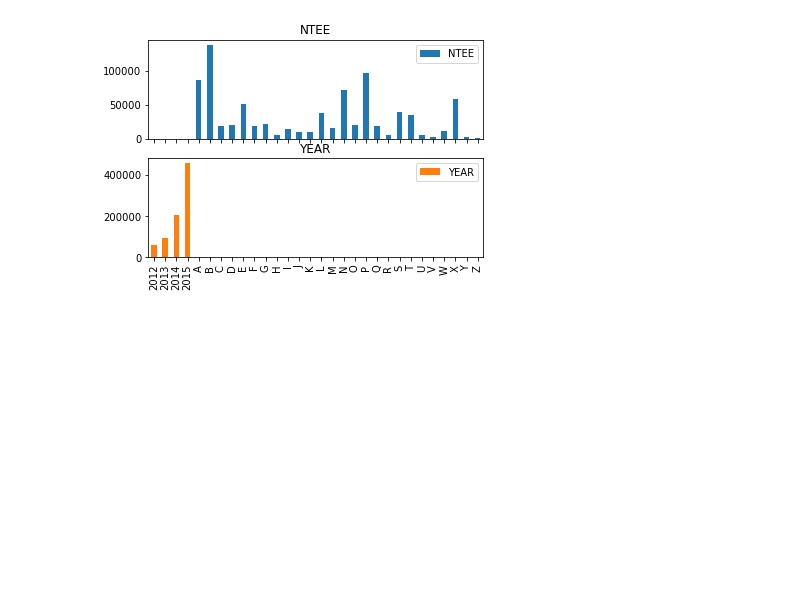
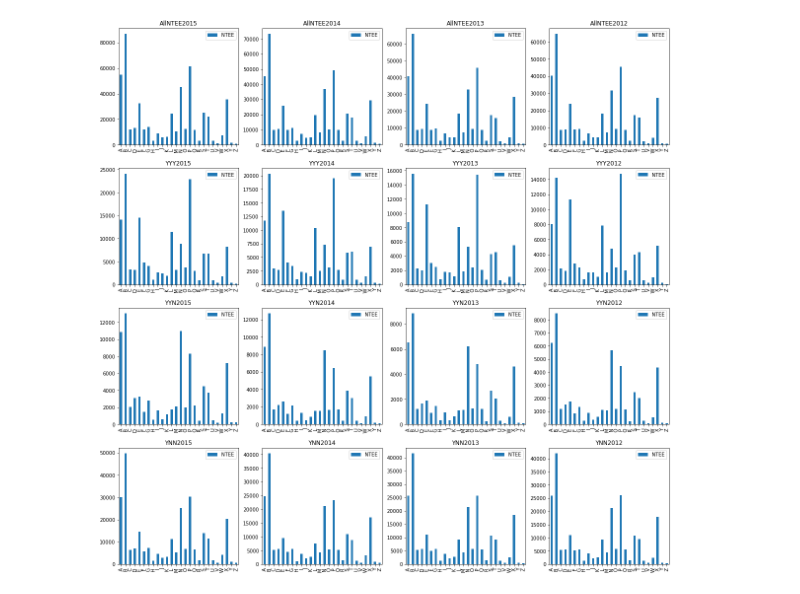
Before and after one commit to ma-ji/npo_classifier, a Jupyter notebook: codes/Distributions.ipynb, the cells around one changed output. Drawn from its saved outputs; the diff is of its cells as text; code cells hidden in the pictures; blank space fills up the shorter version.

```diff
--- a/codes/Distributions.ipynb
+++ b/codes/Distributions.ipynb
@@ -1,67 +1,68 @@
 # %%
+%matplotlib inline
+
+import matplotlib.pyplot as plt
 import pandas as pd
 from IPython.display import HTML, display
 import tabulate
 
-#df_dist = pd.read_pickle('../Data/2015/MasterData2015.pkl.gz')
+plt.rcParams['figure.figsize'] = [20, 20]
+years = [2015, 2014, 2013, 2012]
+fig, axes = plt.subplots(nrows=4, ncols=4)
 
-df_dist = pd.concat([pd.read_pickle('../Data/2015/MasterData_2015.pkl.gz'),
-                     pd.read_pickle('../Data/2014/MasterData_2014.pkl.gz'),
-                     pd.read_pickle('../Data/2013/MasterData_2013.pkl.gz'),
-                     pd.read_pickle('../Data/2012/MasterData_2012.pkl.gz')])
+for i in range(0,4):
 
-#     NTEE  IRS_URL  TEXTTYPE   :  DataFrame
+    year = years[i]
+    df_dist = pd.read_pickle('../Data/'+str(year)+'/MasterData_'+str(year)+'.pkl.gz')
 
-#     Yes      Yes     Yes    :   YYY
-#     Yes      Yes     No     :   YYN
-#     Yes      No      No     :   YNN
-#     No      Yes      Yes    :   NYY
-#     No      Yes      No     :   NYN
-#     No       No      No     :   NNN [Doesn't Exist in this dataset]
+    #     NTEE  IRS_URL  TEXTTYPE   :  DataFrame
 
-#Keeping in mind that one organization may have more than one rows depending on number of tags found
-#If proportion of organizations is to be measured, drop_duplicates('EIN') must be implemeted.
+    #     Yes      Yes     Yes    :   YYY
+    #     Yes      Yes     No     :   YYN
+    #     Yes      No      No     :   YNN
+    #     No      Yes      Yes    :   NYY
+    #     No      Yes      No     :   NYN
+    #     No       No      No     :   NNN [Doesn't Exist in this dataset]
 
-YYY = df_dist[(df_dist.NTEE.notna()) & (df_dist.IRS_URL.notna()) & (df_dist.TEXTTYPE.notna())]
-YYN = df_dist[(df_dist.NTEE.notna()) & (df_dist.IRS_URL.notna()) & (df_dist.TEXTTYPE.isna())]
-YNN = df_dist[(df_dist.NTEE.notna()) & (df_dist.IRS_URL.isna()) & (df_dist.TEXTTYPE.isna())]
-NYY = df_dist[(df_dist.NTEE.isna()) & (df_dist.IRS_URL.notna()) & (df_dist.TEXTTYPE.notna())]
-NYN = df_dist[(df_dist.NTEE.isna()) & (df_dist.IRS_URL.notna()) & (df_dist.TEXTTYPE.isna())]
-NYN = df_dist[(df_dist.NTEE.isna()) & (df_dist.IRS_URL.notna()) & (df_dist.TEXTTYPE.isna())]
+    #Keeping in mind that one organization may have more than one rows depending on number of tags found
+    #If proportion of organizations is to be measured, drop_duplicates('EIN') must be implemeted.
 
-total_URL = len(df_dist[df_dist.IRS_URL.notna()].drop_duplicates('IRS_URL'))
-total_ORG = len(df_dist.drop_duplicates('EIN'))
+    YYY = df_dist[(df_dist.NTEE.notna()) & (df_dist.IRS_URL.notna()) & (df_dist.TEXTTYPE.notna())]
+    YYN = df_dist[(df_dist.NTEE.notna()) & (df_dist.IRS_URL.notna()) & (df_dist.TEXTTYPE.isna())]
+    YNN = df_dist[(df_dist.NTEE.notna()) & (df_dist.IRS_URL.isna()) & (df_dist.TEXTTYPE.isna())]
+    NYY = df_dist[(df_dist.NTEE.isna()) & (df_dist.IRS_URL.notna()) & (df_dist.TEXTTYPE.notna())]
+    NYN = df_dist[(df_dist.NTEE.isna()) & (df_dist.IRS_URL.notna()) & (df_dist.TEXTTYPE.isna())]
+    NYN = df_dist[(df_dist.NTEE.isna()) & (df_dist.IRS_URL.notna()) & (df_dist.TEXTTYPE.isna())]
 
-Stats = [["NTEE","IRS_URL","TEXTTYPE", "DataDrame", "#Organizations"],
-         ["Yes","Yes","Yes", "YYY", len(YYY.drop_duplicates('EIN'))],
-         ["Yes","Yes","No", "YYN", len(YYN.drop_duplicates('EIN'))],
-         ["Yes","No","No", "YNN", len(YNN.drop_duplicates('EIN'))],
-         ["No","Yes","Yes", "NYY", len(NYY.drop_duplicates('IRS_URL'))],
-         ["No","Yes","No", "NYN", len(NYN.drop_duplicates('IRS_URL'))],
-         ["No","No","No", "NNN", 0]]
+    total_URL = len(df_dist[df_dist.IRS_URL.notna()].drop_duplicates('IRS_URL'))
+    total_ORG = len(df_dist.drop_duplicates('EIN'))
 
-display(HTML(tabulate.tabulate(Stats, tablefmt='html')))
+    Stats = pd.DataFrame([["NTEE"+str(year),"IRS_URL"+str(year),"TEXTTYPE"+str(year), "DataDrame"+str(year), "#Organizations"+str(year)],
+             ["Yes","Yes","Yes", "YYY", len(YYY.drop_duplicates('EIN'))],
+             ["Yes","Yes","No", "YYN", len(YYN.drop_duplicates('EIN'))],
+             ["Yes","No","No", "YNN", len(YNN.drop_duplicates('EIN'))],
+             ["No","Yes","Yes", "NYY", len(NYY.drop_duplicates('IRS_URL'))],
+             ["No","Yes","No", "NYN", len(NYN.drop_duplicates('IRS_URL'))],
+             ["No","No","No", "NNN", 0]], columns= ["NTEE","IRS_URL","TEXTTYPE", "DataDrame", "#Organizations"])
 
-#Organizations' distributions based on categories
-All_CatData = pd.concat([YYY, YYN, YNN]).drop_duplicates('EIN')
-#Org_Cat = pd.DataFrame(All_CatData['NTEE'])
-Org_Cat = All_CatData[['NTEE', 'YEAR']]
-Dist_Cat = Org_Cat.apply(pd.value_counts).plot(kind='bar', subplots=True)
+    display(HTML(tabulate.tabulate(Stats, tablefmt='html')))
 
+    #Organizations' distributions based on categories
+    All_CatData = pd.concat([YYY, YYN, YNN]).drop_duplicates('EIN')
+    Org_Cat = pd.DataFrame(All_CatData['NTEE'])
+    Dist_Cat = Org_Cat.apply(pd.value_counts).sort_index().plot(kind='bar', ax=axes[0,i]); axes[0,i].set_title('AllNTEE'+str(year));
 
-#Organizations' distributions based on categories with URLs
-All_CatwithURL = pd.concat([YYY, YYN]).drop_duplicates('IRS_URL')
-Org_CatURL = pd.DataFrame(All_CatwithURL['NTEE'])
-Dist_CatURL = Org_CatURL.apply(pd.value_counts).plot(kind='bar', subplots=True)
+    #Organizations' distributions based on categories with URLs and Text
+    Org_CatURL = pd.DataFrame(YYY.drop_duplicates('EIN')['NTEE'])
+    Dist_CatURL = Org_CatURL.apply(pd.value_counts).sort_index().plot(kind='bar', ax=axes[1,i]); axes[1,i].set_title('YYY'+str(year));
 
-#Organizations' distribution based on missing URLs
-#Includes those with NTEE but no IRS_URL
-Cat_MissingURL = pd.DataFrame(YNN.drop_duplicates('EIN')['NTEE'])
-Dist_CatMissingURL = Cat_MissingURL.apply(pd.value_counts).plot(kind='bar', subplots=True)
+    #Organizations' distribution based on URLs with missing Text
+    #Includes those with NTEE and IRS_URL, but no Text found on sites from primary tag search.
+    Cat_MissingTXT = pd.DataFrame(YYN.drop_duplicates('EIN')['NTEE'])
+    Dist_CatMissingTXT = Cat_MissingTXT.apply(pd.value_counts).sort_index().plot(kind='bar', ax=axes[2,i]); axes[2,i].set_title('YYN'+str(year));
 
-
-#Organizations' distribution based on missing Texts
-#Includes those with NTEE and IRS_URL, but no Text found on sites from primary tag search.
-Cat_MissingTXT = pd.DataFrame(YYN.drop_duplicates('EIN')['NTEE'])
-Dist_CatMissingTXT = Cat_MissingTXT.apply(pd.value_counts).plot(kind='bar', subplots=True)
+    #Organizations' distribution based on missing URLs
+    #Includes those with NTEE but no IRS_URL
+    Cat_MissingURL = pd.DataFrame(YNN.drop_duplicates('EIN')['NTEE'])
+    Dist_CatMissingURL = Cat_MissingURL.apply(pd.value_counts).sort_index().plot(kind='bar', ax=axes[3,i]); axes[3,i].set_title('YNN'+str(year));
 # %% [output]
@@ -75 +97 @@ Dist_CatMissingTXT = Cat_MissingTXT.apply(pd.value_counts).plot(kind='bar', subp
-[figure, old version]
+[figure, new version]
```
Also changed, not shown: parts of 2 cells of this notebook, 4 other files.
